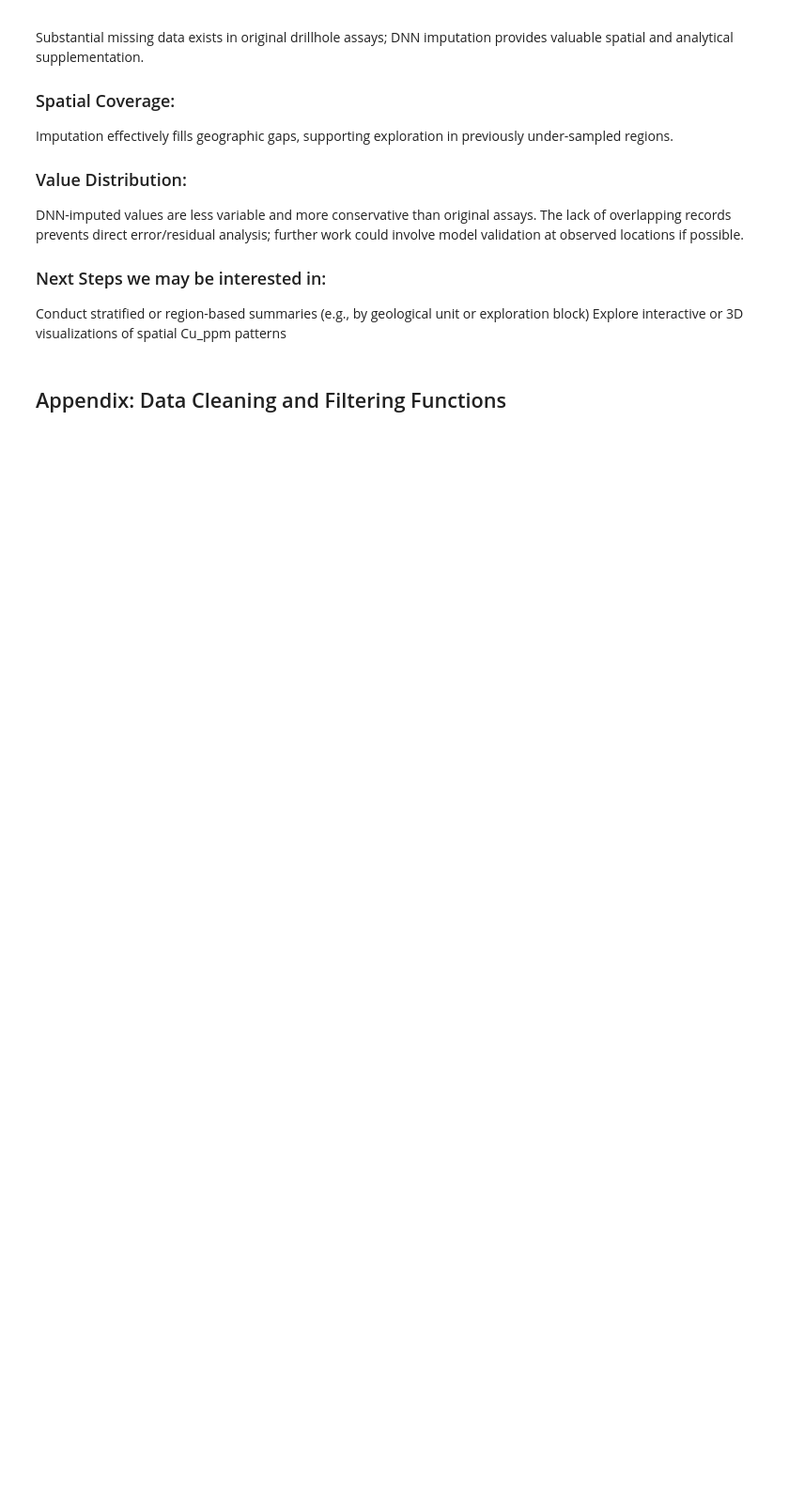
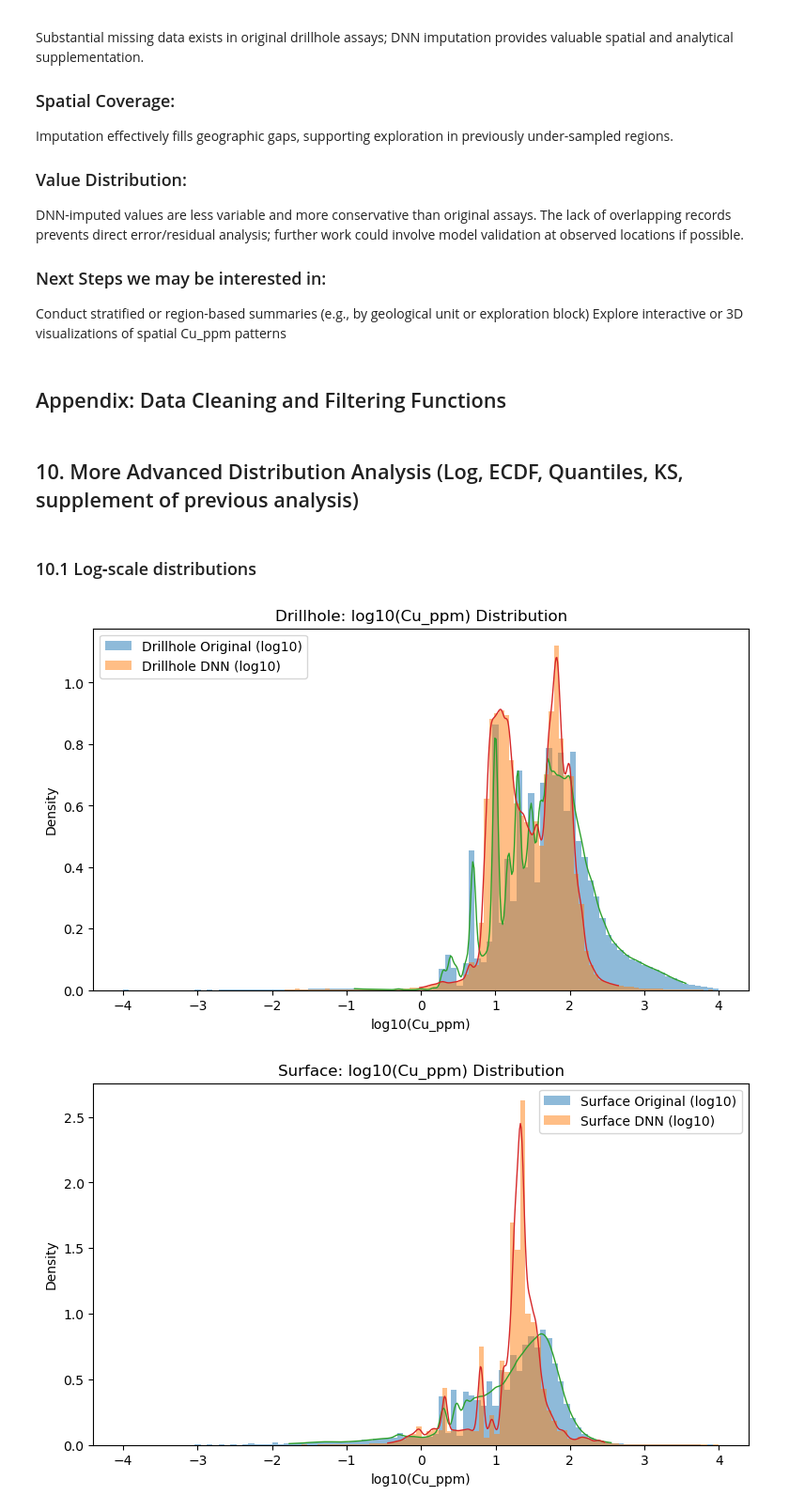
Before and after one commit to zyWang4capstone/Capstone-project-cu-gap-analysis-platform, a Jupyter notebook: notebooks/First-step EDA.ipynb, the cells around one changed output. Shown at 94% size. Saved outputs shown, nothing was run; the diff lists cells and outputs as text; code cells hidden in the pictures; blank space fills up the shorter version.

```diff
--- a/notebooks/First-step EDA.ipynb
+++ b/notebooks/First-step EDA.ipynb
@@ -25,11 +44,14 @@ Each dataset includes:
 # %%
 import pandas as pd
+from pathlib import Path
+
+extract_dir = Path.cwd() / "tmp_csv"
 
 #Load all datasets (CSV format)
-df_dh_orig = pd.read_csv('Cu_ppm_Orig_DH_SOWETO.csv')
-df_dh_dl   = pd.read_csv('Cu_ppm_DL_DH_SOWETO.csv')
-df_surf_orig = pd.read_csv('Cu_ppm_Orig_S_SOWETO.csv')
-df_surf_dl   = pd.read_csv('Cu_ppm_DL_S_SOWETO.csv')
+df_dh_orig   = pd.read_csv(extract_dir / "Cu_ppm_Orig_DH_SOWETO.csv")
+df_dh_dl     = pd.read_csv(extract_dir / "Cu_ppm_DL_DH_SOWETO.csv")
+df_surf_orig = pd.read_csv(extract_dir / "Cu_ppm_Orig_S_SOWETO.csv")
+df_surf_dl   = pd.read_csv(extract_dir / "Cu_ppm_DL_S_SOWETO.csv")
 # %%
 #Display basic info and column names for each dataset
 for name, df in [
@@ -231,3 +253,5 @@ Explore interactive or 3D visualizations of spatial Cu_ppm patterns
 def filter_valid_cu(df, col='Cu_ppm', minval=0, maxval=10000):
     """Filter DataFrame for reasonable Cu_ppm values only."""
     return df[(df[col] > minval) & (df[col] < maxval)].copy()
+# %% [markdown]
+## 10. More Advanced Distribution Analysis (Log, ECDF, Quantiles, KS, supplement of previous analysis)
@@ -233,0 +340,47 @@ def filter_valid_cu(df, col='Cu_ppm', minval=0, maxval=10000):
+# %% [markdown]
+### 10.1  Log‑scale distributions
+# %%
+#Prepare
+dh_o = _positive_series(df_dh_orig_valid, "Cu_ppm")
+dh_d = _positive_series(df_dh_dl_valid,   "Cu_ppm")
+sf_o = _positive_series(df_surf_orig_valid, "Cu_ppm")
+sf_d = _positive_series(df_surf_dl_valid,   "Cu_ppm")
+
+#Log10
+dh_o_log = np.log10(dh_o)
+dh_d_log = np.log10(dh_d)
+sf_o_log = np.log10(sf_o)
+sf_d_log = np.log10(sf_d)
+
+#Plot: Drillhole log10 histogram + KDE
+plt.figure(figsize=(9,5))
+plt.hist(dh_o_log, bins=100, density=True, alpha=0.5, label="Drillhole Original (log10)")
+plt.hist(dh_d_log, bins=100, density=True, alpha=0.5, label="Drillhole DNN (log10)")
+if _HAS_SCIPY:
+    gx, gy = _kde_curve(dh_o_log);
+    if gx is not None: plt.plot(gx, gy, linewidth=1)
+    gx, gy = _kde_curve(dh_d_log);
+    if gx is not None: plt.plot(gx, gy, linewidth=1)
+plt.xlabel("log10(Cu_ppm)")
+plt.ylabel("Density")
+plt.title("Drillhole: log10(Cu_ppm) Distribution")
+plt.legend()
+plt.show()
+
+#Plot: Surface log10 histogram + KDE
+plt.figure(figsize=(9,5))
+plt.hist(sf_o_log, bins=100, density=True, alpha=0.5, label="Surface Original (log10)")
+plt.hist(sf_d_log, bins=100, density=True, alpha=0.5, label="Surface DNN (log10)")
+if _HAS_SCIPY:
+    gx, gy = _kde_curve(sf_o_log);
+    if gx is not None: plt.plot(gx, gy, linewidth=1)
+    gx, gy = _kde_curve(sf_d_log);
+    if gx is not None: plt.plot(gx, gy, linewidth=1)
+plt.xlabel("log10(Cu_ppm)")
+plt.ylabel("Density")
+plt.title("Surface: log10(Cu_ppm) Distribution")
+plt.legend()
+plt.show()
+# %% [output]
+[figure, added]
+[figure, added]
```
Also changed, not shown: parts of 9 cells of this notebook.
